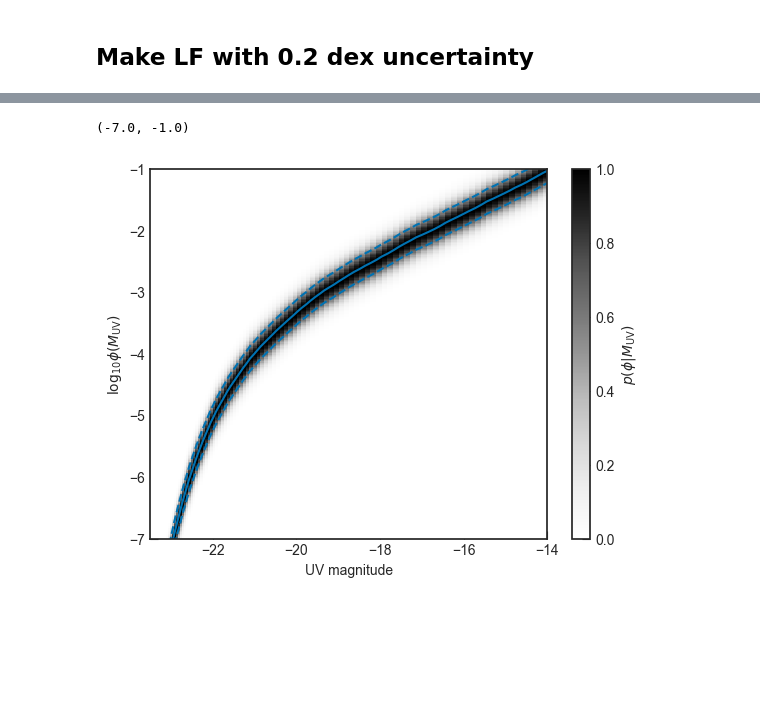
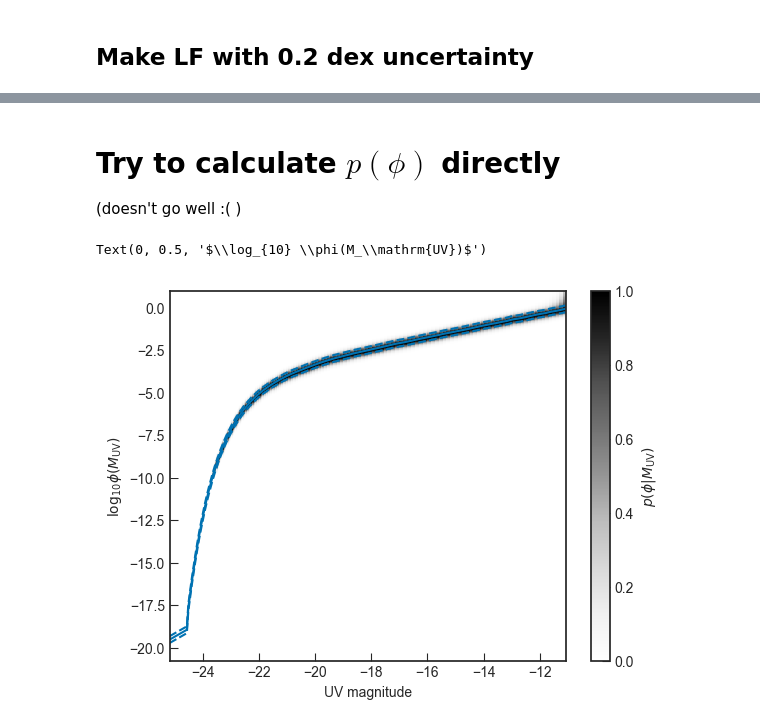
Before and after one commit to amora250/SAO-REU2020, a Jupyter notebook: CODE/test_model_uncertainty.ipynb, the cells around one changed output, grey strips where cells are left out. Saved outputs shown, nothing was run; the diff lists cells and outputs as text; code cells hidden in the pictures; blank space fills up the shorter version.

```diff
--- a/CODE/test_model_uncertainty.ipynb
+++ b/CODE/test_model_uncertainty.ipynb
@@ -28,3 +30,4 @@ model_dir = os.environ['LYA_DATA_DIR']+'data/models/'
 UVLF_dir  = model_dir+'MTT15_UVLF/LF_pred/'
 
 LF_tab = LF.load_uvf_pandas(UVLF_dir+'LF_pred_z6.8.txt')
+LF_tab = LF_tab[LF_tab.Muv < -11]
@@ -46,25 +147,28 @@ plt.ylim(1e-7, 1e-1)
+# %% [markdown]
+# Try to calculate $p(\phi)$ directly
+
+(doesn't go well :( )
 # %%
 def make_p_ndens(ndens_grid, ndens, sigma=0.2):
     p = np.exp(-0.5*((np.log10(ndens_grid) - np.log10(ndens))**2.)/sigma**2.)/ndens_grid/np.log(10.)/np.sqrt(2*np.pi)/sigma
     return p
 
 ndens_grid = np.logspace(-10,1, 500)
 
 p_ndens = make_p_ndens(ndens_grid, LF_tab['ndens'][:,None], sigma=0.2)
 plt.pcolor(LF_tab['Muv'], np.log10(ndens_grid), (p_ndens/np.max(p_ndens, axis=0)).T)
 
 plt.colorbar(label=r'$p(\phi | M_\mathrm{UV})$')
 
 ln = plt.plot(LF_tab['Muv'], np.log10(LF_tab['ndens']), label='Mean + upper + lower uncertainties')
-plt.plot(LFtab['Muv'], np.log10(ndens_l), c=ln[0].get_color(), ls='dashed')
-plt.plot(LFtab['Muv'], np.log10(ndens_u), c=ln[0].get_color(), ls='dashed')
-
+plt.plot(LF_tab['Muv'], np.log10(ndens_l), c=ln[0].get_color(), ls='dashed')
+plt.plot(LF_tab['Muv'], np.log10(ndens_u), c=ln[0].get_color(), ls='dashed')
 
 plt.xlabel('UV magnitude')
 plt.ylabel(r'$\log_{10} \phi(M_\mathrm{UV})$')
 
-plt.xlim(-23.5,-14)
-plt.ylim(-7, -1)
+# plt.xlim(-23.5,-14)
+# plt.ylim(-7, -1)
 # %% [output]
-(-7.0, -1.0)
+Text(0, 0.5, '$\\log_{10} \\phi(M_\\mathrm{UV})$')
-[figure, old version]
+[figure, new version]
```
Also changed, not shown: parts of 15 cells of this notebook.
